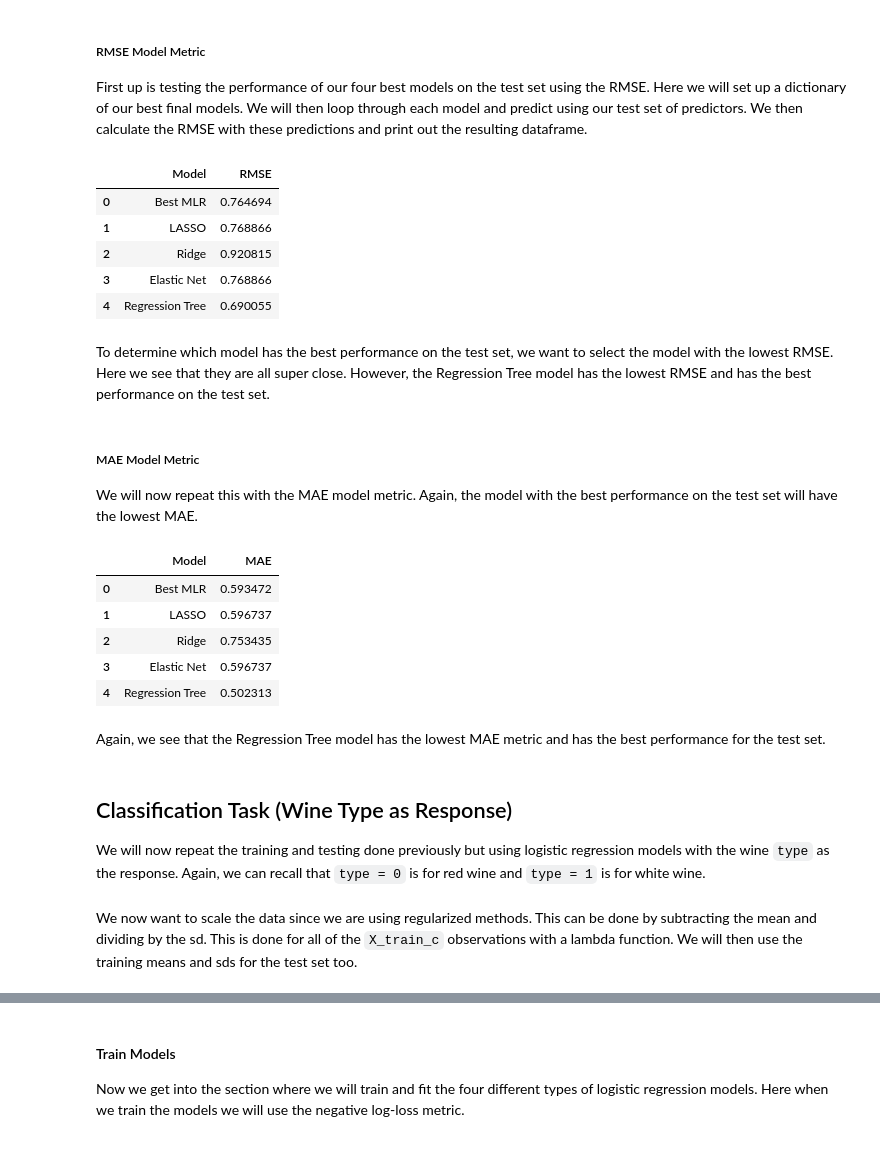
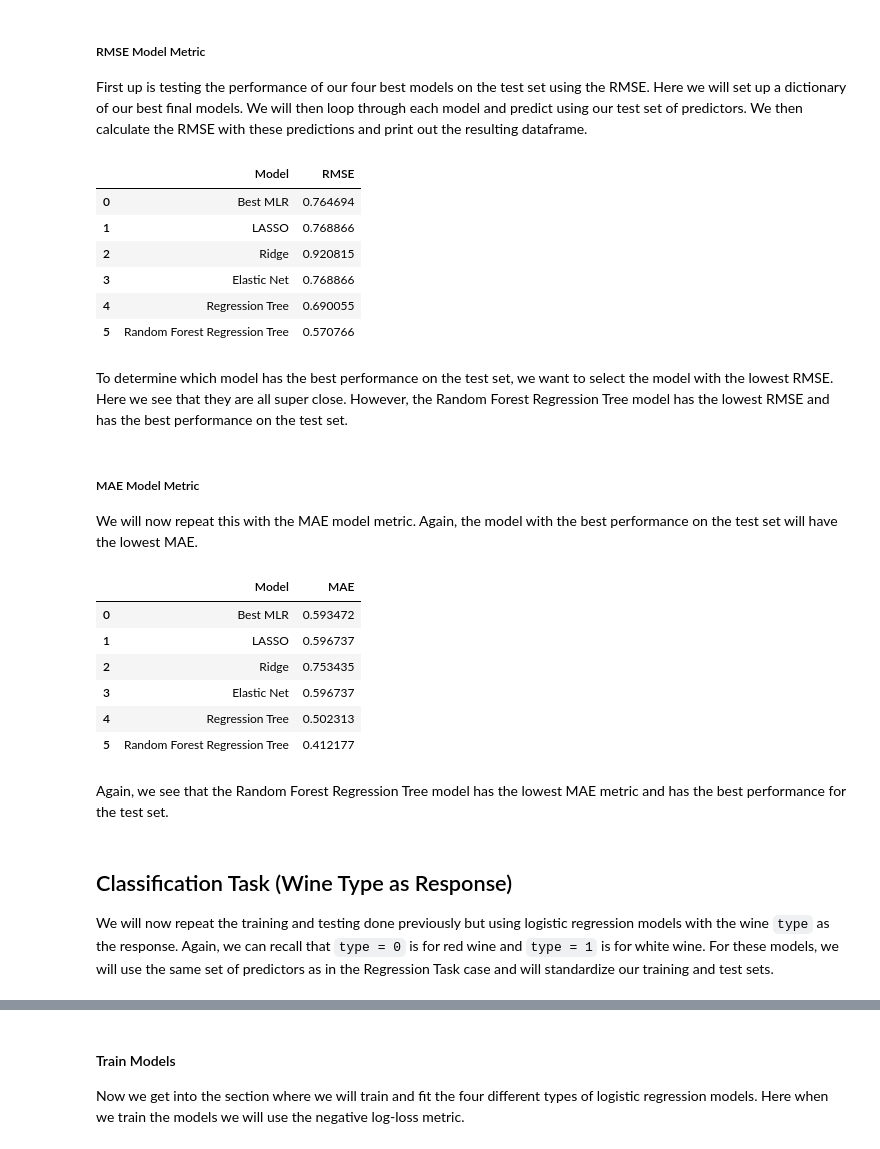
Before and after one commit to Ambaright/ST-554-Homework-8, a Jupyter notebook: Baright_ST554_Homework_8.ipynb, the cells around one changed output, grey strips where cells are left out. Cells and saved outputs as stored; diff of their text form; code cells hidden in the pictures.

Commit message:
Update Classification Models

```diff
--- a/Baright_ST554_Homework_8.ipynb
+++ b/Baright_ST554_Homework_8.ipynb
@@ -357,0 +362,12 @@ reg_tree_best = DecisionTreeRegressor(max_depth = tuning_reg_model.best_params_[
+# %%
+# Set up parameters for random forest
+parameters_ref_rf = {"max_features": range(1,4), "max_depth": [3,4,5,10,15], "min_samples_leaf": [3,10,50,100]}
+rf_reg_tune = GridSearchCV(estimator = RandomForestRegressor(),
+                           param_grid = parameters_ref_rf,
+                           cv = 5,
+                           scoring = 'neg_mean_squared_error')
+rf_reg_tune.fit(X_train[["chlorides", "pH", "citric acid", "density", "sulphates", "fixed acidity"]]
+         ,y_train["alcohol"])
+
+# Print for best estimators
+print(rf_reg_tune.best_estimator_)
@@ -358,3 +378,9 @@ reg_tree_best = DecisionTreeRegressor(max_depth = tuning_reg_model.best_params_[
+# %%
+rf_reg_best = RandomForestRegressor(max_depth = rf_reg_tune.best_params_['max_depth'],
+                                    max_features = rf_reg_tune.best_params_['max_features'],
+                                    min_samples_leaf = rf_reg_tune.best_params_['min_samples_leaf']).fit\
+    (X_train[["chlorides", "pH", "citric acid", "density", "sulphates", "fixed acidity"]]
+         ,y_train["alcohol"])
 # %% [markdown]
 ### Test Models
 
@@ -366,28 +392,30 @@ First up is testing the performance of our four best models on the test set usin
 # %%
 final_models = {
     "Best MLR": mlr_best,
     "LASSO": lasso_best,
     "Ridge": ridge_best,
     "Elastic Net": elastic_best,
-    "Regression Tree": reg_tree_best
+    "Regression Tree": reg_tree_best,
+    "Random Forest Regression Tree": rf_reg_best
 }
 
 test_results_rmse = []
 for name, model in final_models.items():
     preds = model.predict(X_test[["chlorides", "pH", "citric acid", "density", "sulphates", "fixed acidity"]])
     rmse = np.sqrt(mean_squared_error(y_test["alcohol"], preds))
     test_results_rmse.append({"Model": name, "RMSE": rmse})
 
 pd.DataFrame(test_results_rmse)
 # %% [output]
 |  | Model | RMSE |
 | 0 | Best MLR | 0.764694 |
 | 1 | LASSO | 0.768866 |
 | 2 | Ridge | 0.920815 |
 | 3 | Elastic Net | 0.768866 |
 | 4 | Regression Tree | 0.690055 |
+| 5 | Random Forest Regression Tree | 0.570766 |
 # %% [markdown]
-To determine which model has the best performance on the test set, we want to select the model with the lowest RMSE. Here we see that they are all super close. However, the Regression Tree model has the lowest RMSE and has the best performance on the test set.
+To determine which model has the best performance on the test set, we want to select the model with the lowest RMSE. Here we see that they are all super close. However, the Random Forest Regression Tree model has the lowest RMSE and has the best performance on the test set.
 # %% [markdown]
 ##### MAE Model Metric
 
@@ -407,9 +435,10 @@ pd.DataFrame(test_results_mae)
 | 2 | Ridge | 0.753435 |
 | 3 | Elastic Net | 0.596737 |
 | 4 | Regression Tree | 0.502313 |
+| 5 | Random Forest Regression Tree | 0.412177 |
 # %% [markdown]
-Again, we see that the Regression Tree model has the lowest MAE metric and has the best performance for the test set.
+Again, we see that the Random Forest Regression Tree model has the lowest MAE metric and has the best performance for the test set.
 # %% [markdown]
 ## Classification Task (Wine Type as Response)
 
-We will now repeat the training and testing done previously but using logistic regression models with the wine `type` as the response. Again, we can recall that `type = 0` is for red wine and `type = 1` is for white wine.
+We will now repeat the training and testing done previously but using logistic regression models with the wine `type` as the response. Again, we can recall that `type = 0` is for red wine and `type = 1` is for white wine. For these models, we will use the same set of predictors as in the Regression Task case and will standardize our training and test sets.
@@ -426,2 +444,0 @@ y_test_c = test_df["type"]
-# %% [markdown]
-We now want to scale the data since we are using regularized methods. This can be done by subtracting the mean and dividing by the sd. This is done for all of the `X_train_c` observations with a lambda function. We will then use the training means and sds for the test set too.
```
Also changed, not shown: parts of 37 cells of this notebook.
